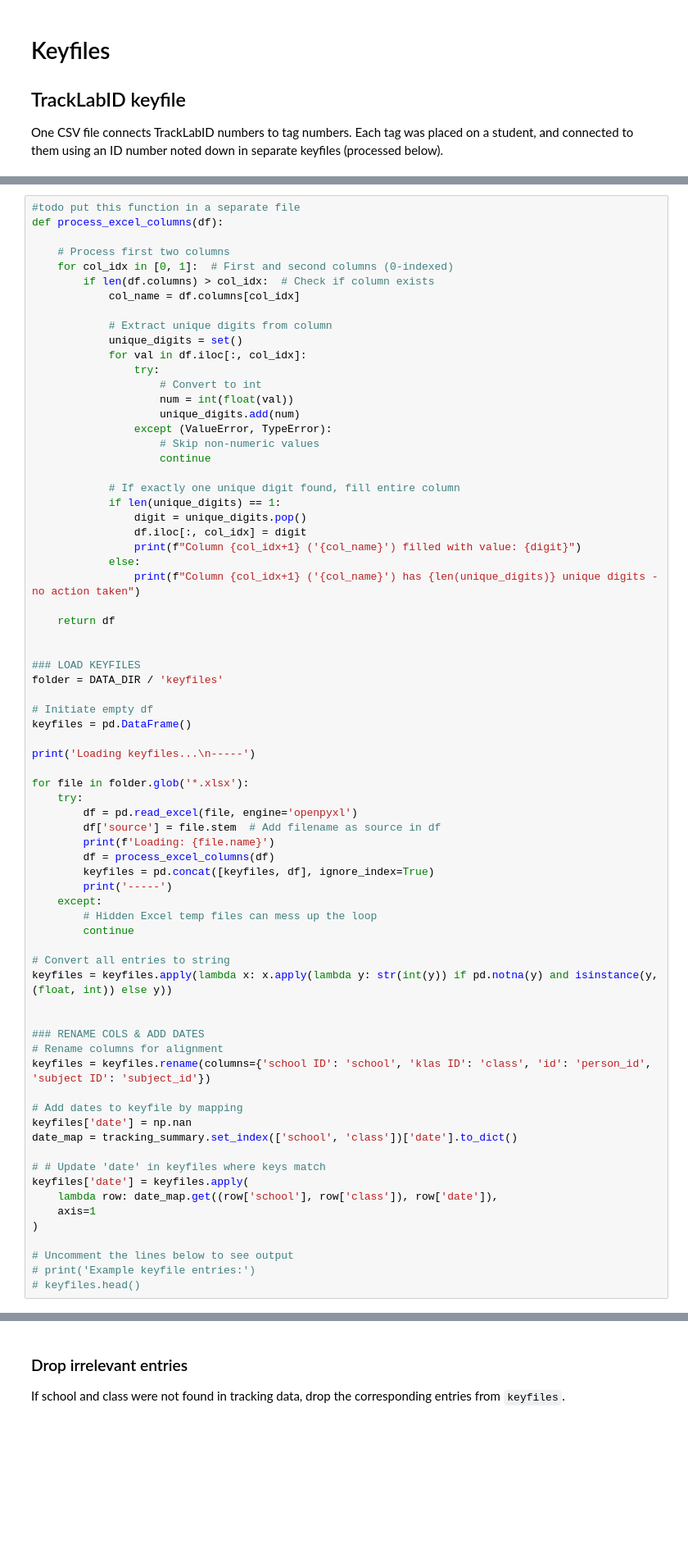
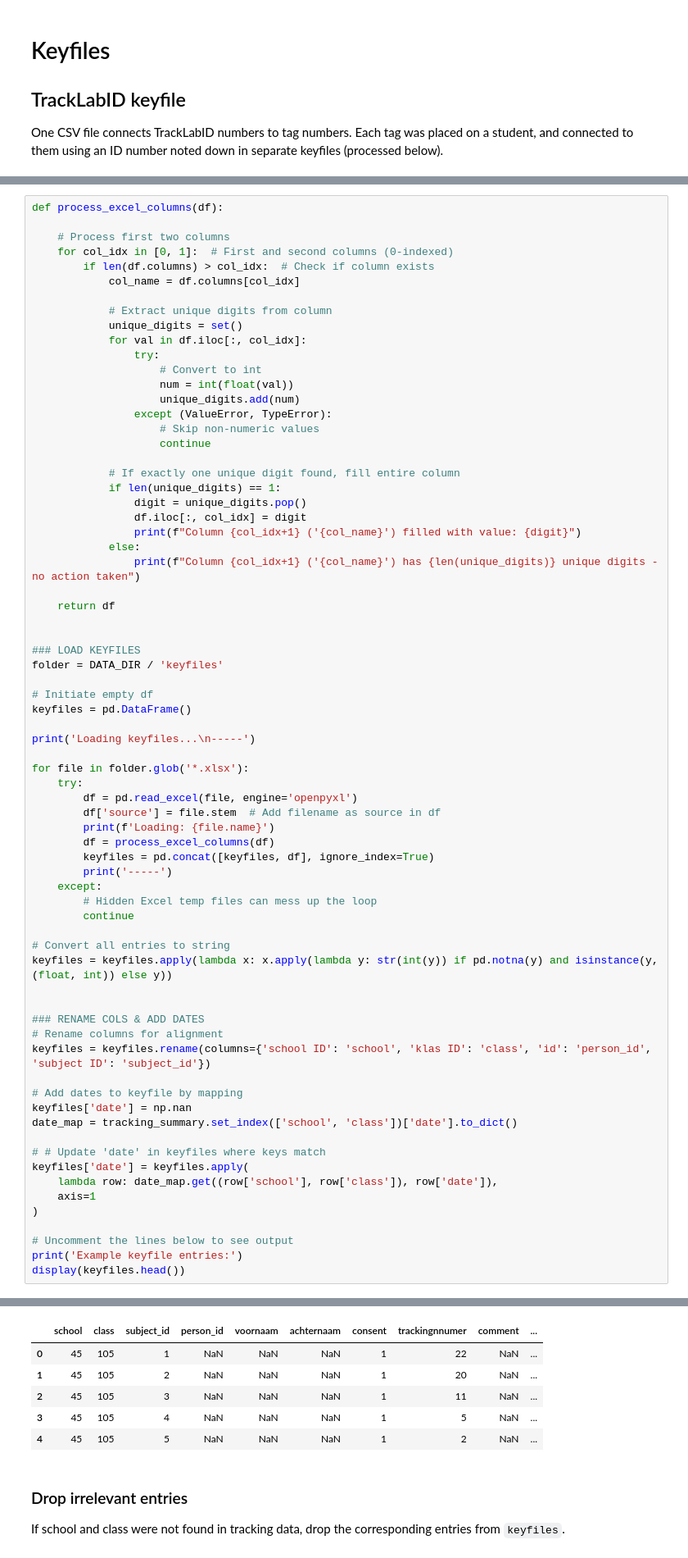
Before and after one commit to majaazdaja/dsp, a Jupyter notebook: notebooks/cleaning.ipynb, the cells around one changed output, grey strips where cells are left out. Shown: that part at 82% size. Saved outputs shown, nothing was run; the diff lists cells and outputs as text; blank space fills up the shorter version.

```diff
--- a/notebooks/cleaning.ipynb
+++ b/notebooks/cleaning.ipynb
@@ -295,7 +299,6 @@ Column `comment` has been added as a container for any observations made in the
 
 Teacher have been assigned their school, class, and placeholder ID numbers (9999).
 # %%
-#todo put this function in a separate file
 def process_excel_columns(df):
 
     # Process first two columns
@@ -364,8 +367,8 @@ keyfiles['date'] = keyfiles.apply(
 )
 
 # Uncomment the lines below to see output
-# print('Example keyfile entries:')
-# keyfiles.head()
+print('Example keyfile entries:')
+display(keyfiles.head())
 # %% [output]
 Loading keyfiles...
 -----
@@ -387,3 +390,9 @@ Column 2 ('klas ID') filled with value: 108
+|  | school | class | subject_id | person_id | voornaam | achternaam | consent | trackingnnumer | comment | ... |
+| 0 | 45 | 105 | 1 | NaN | NaN | NaN | 1 | 22 | NaN | ... |
+| 1 | 45 | 105 | 2 | NaN | NaN | NaN | 1 | 20 | NaN | ... |
+| 2 | 45 | 105 | 3 | NaN | NaN | NaN | 1 | 11 | NaN | ... |
+| 3 | 45 | 105 | 4 | NaN | NaN | NaN | 1 | 5 | NaN | ... |
+| 4 | 45 | 105 | 5 | NaN | NaN | NaN | 1 | 2 | NaN | ... |
 # %% [markdown]
 ### Drop irrelevant entries
 
```
Also changed, not shown: parts of 43 cells of this notebook, 7 other files.
